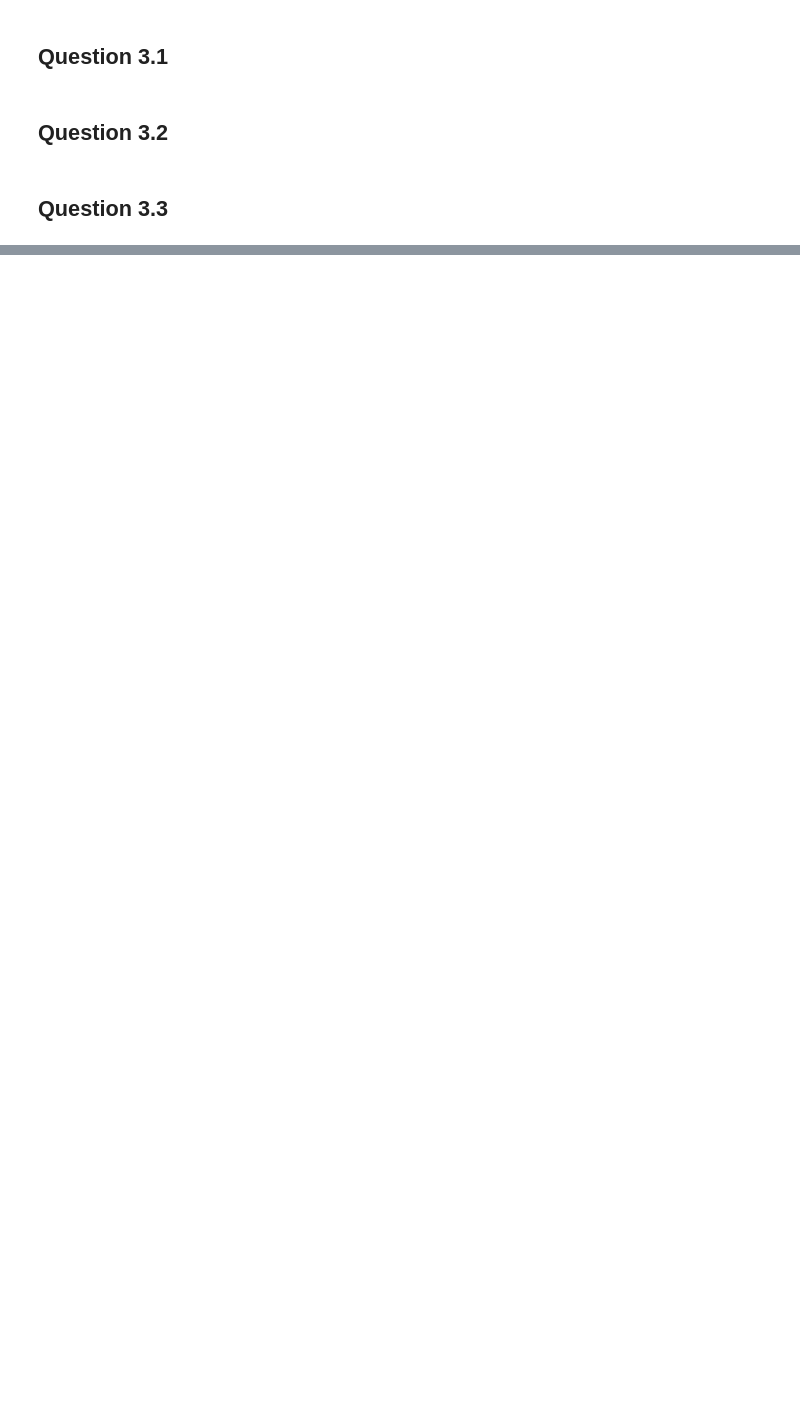
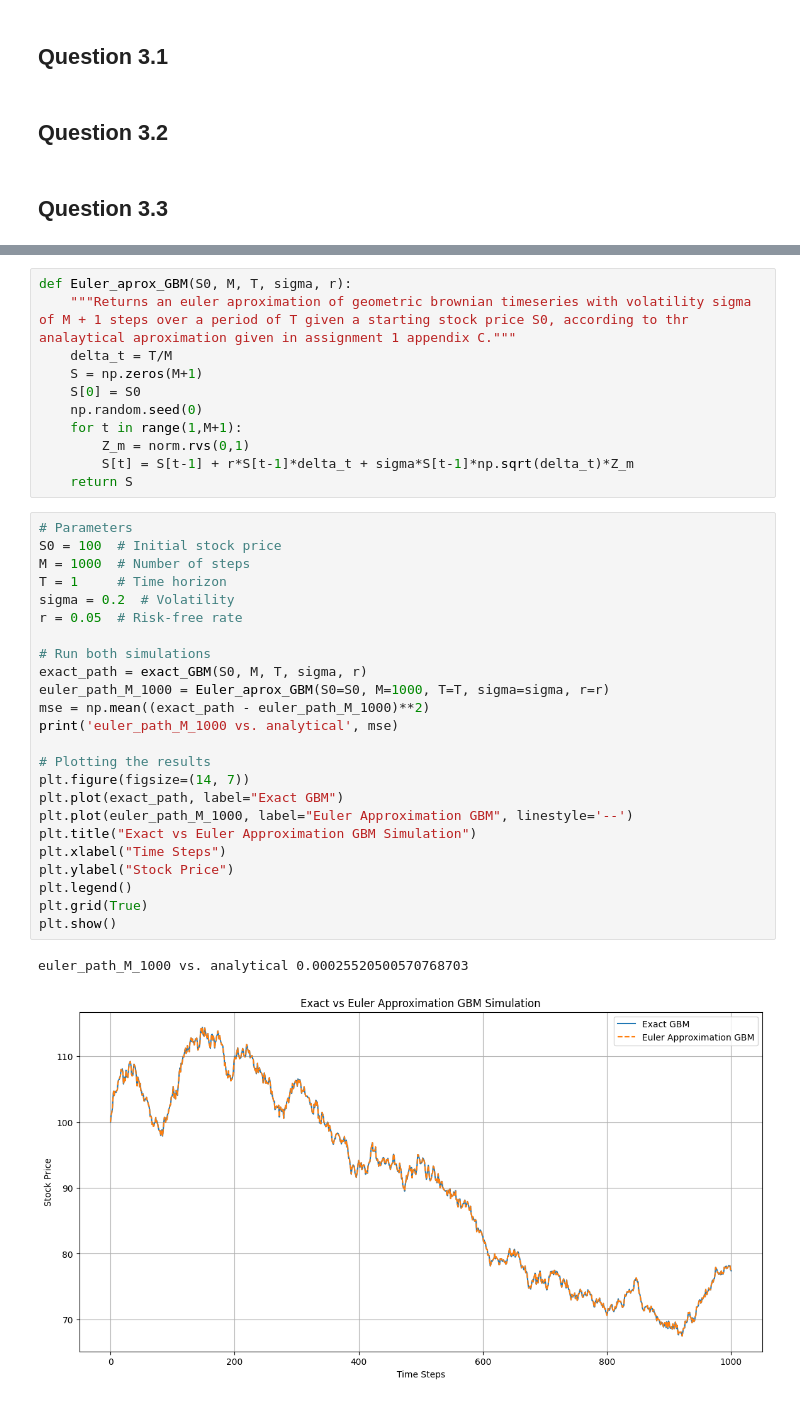
Before and after one commit to NitaiNijholt/ComputationalFinance, a Jupyter notebook: Assignments/Assignment_1/Assignment_1_code.ipynb, the cells around one changed output, grey strips where cells are left out. Cells and saved outputs as stored; diff of their text form; blank space fills up the shorter version.

Commit message:
added 2.5, put call parity check for binom, and start of 3.3

```diff
--- a/Assignments/Assignment_1/Assignment_1_code.ipynb
+++ b/Assignments/Assignment_1/Assignment_1_code.ipynb
@@ -478,0 +543,38 @@ plt.show()
+# %%
+def Euler_aprox_GBM(S0, M, T, sigma, r):
+    """Returns an euler aproximation of geometric brownian timeseries with volatility sigma of M + 1 steps over a period of T given a starting stock price S0, according to thr analaytical aproximation given in assignment 1 appendix C."""
+    delta_t = T/M
+    S = np.zeros(M+1)
+    S[0] = S0
+    np.random.seed(0)
+    for t in range(1,M+1):
+        Z_m = norm.rvs(0,1)
+        S[t] = S[t-1] + r*S[t-1]*delta_t + sigma*S[t-1]*np.sqrt(delta_t)*Z_m
+    return S
+# %%
+# Parameters
+S0 = 100  # Initial stock price
+M = 1000  # Number of steps
+T = 1     # Time horizon
+sigma = 0.2  # Volatility
+r = 0.05  # Risk-free rate
+
+# Run both simulations
+exact_path = exact_GBM(S0, M, T, sigma, r)
+euler_path_M_1000 = Euler_aprox_GBM(S0=S0, M=1000, T=T, sigma=sigma, r=r)
+mse = np.mean((exact_path - euler_path_M_1000)**2)
+print('euler_path_M_1000 vs. analytical', mse)
+
+# Plotting the results
+plt.figure(figsize=(14, 7))
+plt.plot(exact_path, label="Exact GBM")
+plt.plot(euler_path_M_1000, label="Euler Approximation GBM", linestyle='--')
+plt.title("Exact vs Euler Approximation GBM Simulation")
+plt.xlabel("Time Steps")
+plt.ylabel("Stock Price")
+plt.legend()
+plt.grid(True)
+plt.show()
+# %% [output]
+euler_path_M_1000 vs. analytical 0.00025520500570768703
+[figure, added]
```
Also changed, not shown: parts of 13 cells of this notebook.
